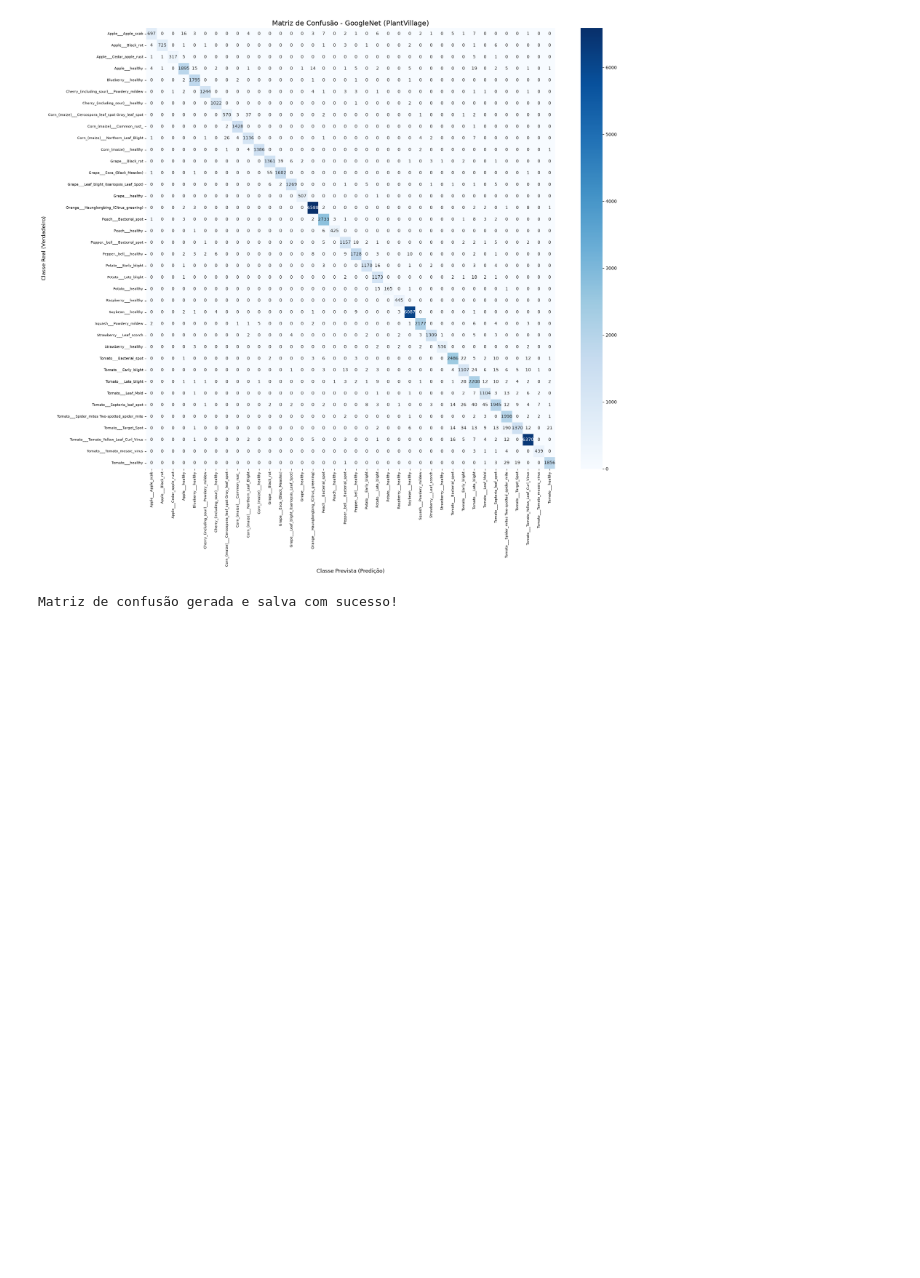
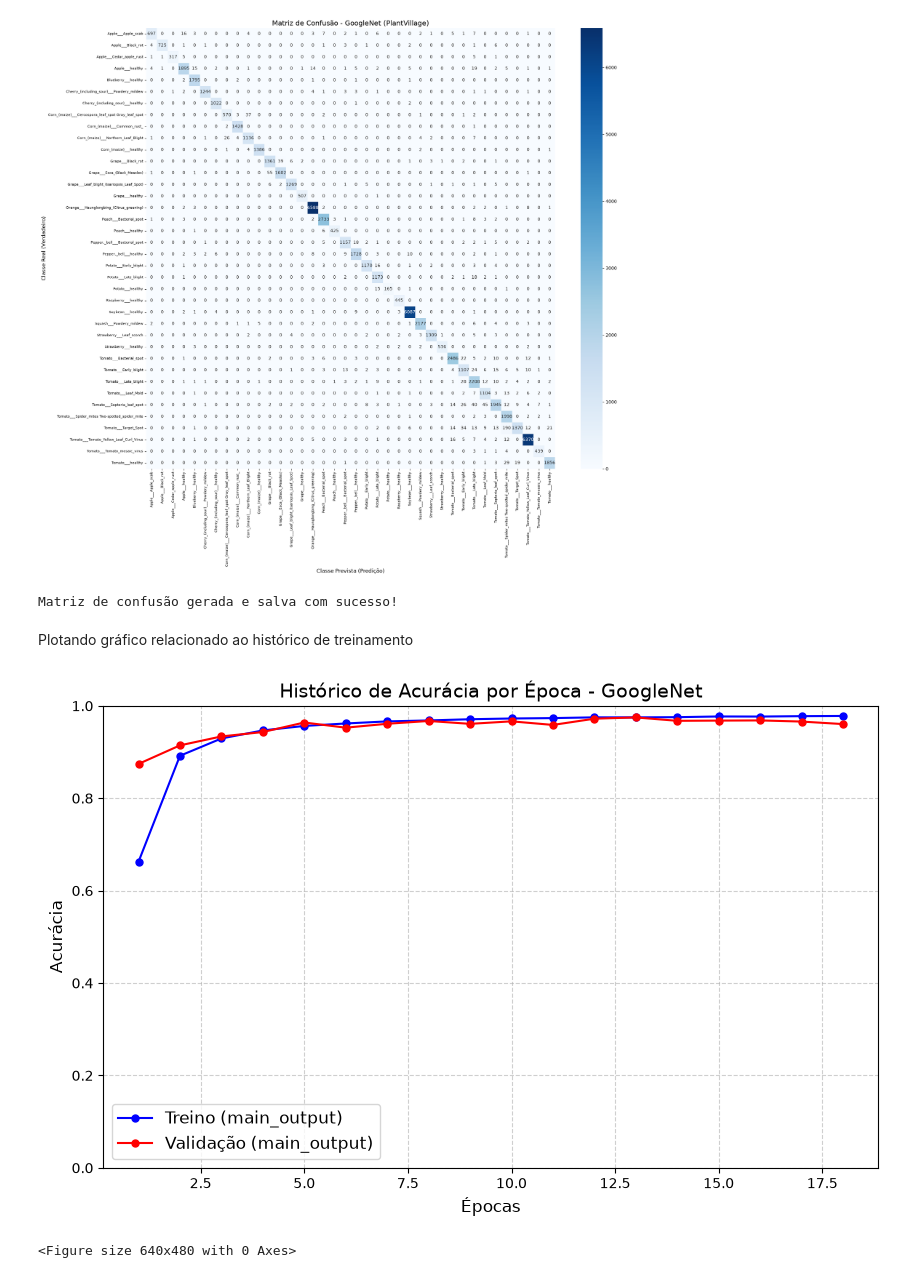
Before and after one commit to Henriquemcc/Projeto_Final_-_Topicos_em_AD2I-2026-1, a Jupyter notebook: metricas_modelo_plantvillage_googlenet.ipynb, the cells around one changed output. Drawn from its saved outputs; the diff is of its cells as text; code cells hidden in the pictures; blank space fills up the shorter version.

Commit message:
Plotando gráfico relacionado ao histórico de treinamento

```diff
--- a/metricas_modelo_plantvillage_googlenet.ipynb
+++ b/metricas_modelo_plantvillage_googlenet.ipynb
@@ -156,3 +156,47 @@ print('Matriz de confusão gerada e salva com sucesso!')
 # %% [output]
 [figure]
 Matriz de confusão gerada e salva com sucesso!
+# %% [markdown]
+Plotando gráfico relacionado ao histórico de treinamento
+# %%
+import json
+
+with open ('historico_treinamento_googlenet_plantvillage.json', 'r') as file:
+    historico_treinamento = json.load(file)
+# %%
+import matplotlib.pyplot as plt
+
+# Acessando os dados do histórico
+acuracia_treino = historico_treinamento['main_output_accuracy']
+acuracia_validacao = historico_treinamento['val_main_output_accuracy']
+
+# Criando uma lista com o número de épocas
+epocas = range(1, len(acuracia_treino) + 1)
+
+# Criando gráfico
+plt.figure(figsize=(10, 6))
+
+# Plotando a linha do treino (azul)
+plt.plot(epocas, acuracia_treino, 'b-o', label='Treino (main_output)', markersize=5)
+
+# Plotando a linha da validação (laranja/vermelha)
+plt.plot(epocas, acuracia_validacao, 'r-o', label='Validação (main_output)', markersize=5)
+
+# Personalizando o gráfico
+plt.title('Histórico de Acurácia por Época - GoogleNet', fontsize=14)
+plt.xlabel('Épocas', fontsize=12)
+plt.ylabel('Acurácia', fontsize=12)
+plt.legend(fontsize=12)
+plt.grid(True, linestyle='--', alpha=0.6)
+
+# Definindo os limites do eixo Y entre 0 e 1 (ou 0% e 100%) para melhor visualização
+plt.ylim(0, 1)
+
+# Exibindo o gráfico
+plt.show()
+
+# Exportando o gráfico
+plt.savefig('historico_acuracia_googlenet_plantvillage.png', dpi=300, bbox_inches='tight')
+# %% [output]
+[figure, added]
+<Figure size 640x480 with 0 Axes>
```
Also changed, not shown: 1 other file.
